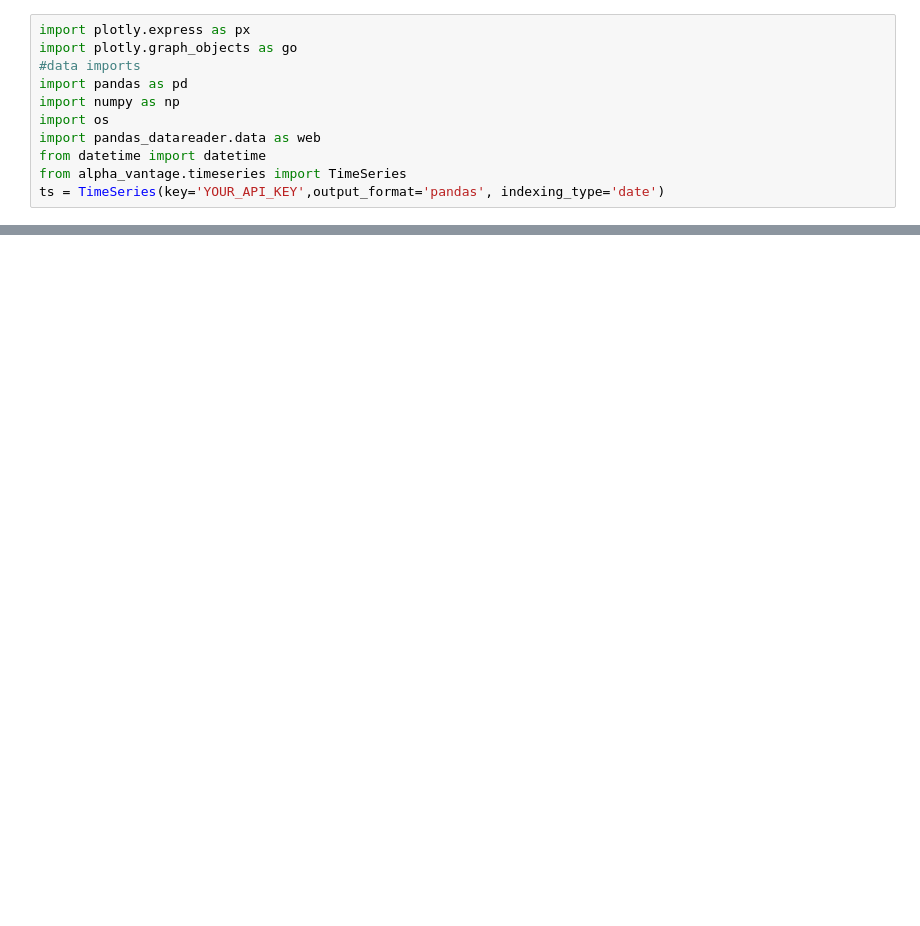
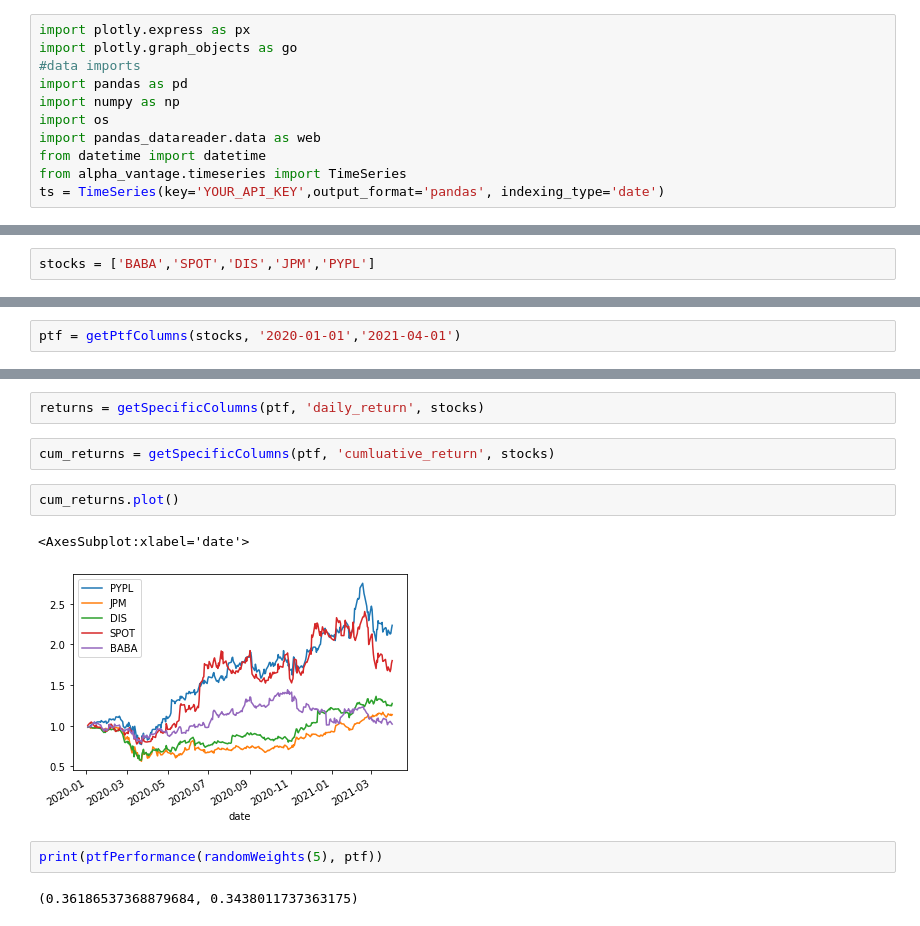
Before and after one commit to giorgio-sirtori/Stocks, a Jupyter notebook: portfolio.ipynb, the cells around one changed output, grey strips where cells are left out. Saved outputs shown, nothing was run; the diff lists cells and outputs as text; blank space fills up the shorter version.

```diff
--- a/portfolio.ipynb
+++ b/portfolio.ipynb
@@ -69 +93,3 @@ def getTickerData(ticker, start,end):
+# %%
+stocks = ['BABA','SPOT','DIS','JPM','PYPL']
 # %%
@@ -85,0 +97,2 @@ getTickerData('DIS','2021-01-01','2021-04-01')
+# %%
+ptf = getPtfColumns(stocks, '2020-01-01','2021-04-01')
@@ -85,0 +117,13 @@ getTickerData('DIS','2021-01-01','2021-04-01')
+# %%
+returns = getSpecificColumns(ptf, 'daily_return', stocks)
+# %%
+cum_returns = getSpecificColumns(ptf, 'cumluative_return', stocks)
+# %%
+cum_returns.plot()
+# %% [output]
+<AxesSubplot:xlabel='date'>
+[figure, added]
+# %%
+print(ptfPerformance(randomWeights(5), ptf))
+# %% [output]
+(0.36186537368879684, 0.3438011737363175)
```
Also changed, not shown: parts of 6 cells of this notebook.
